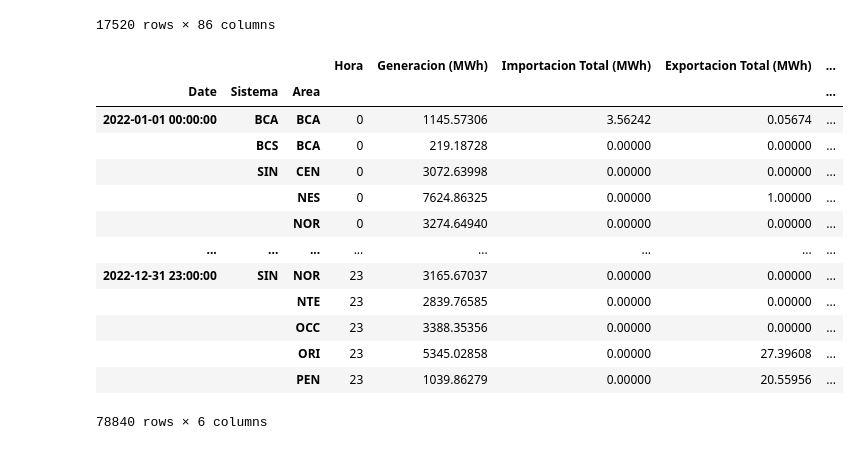
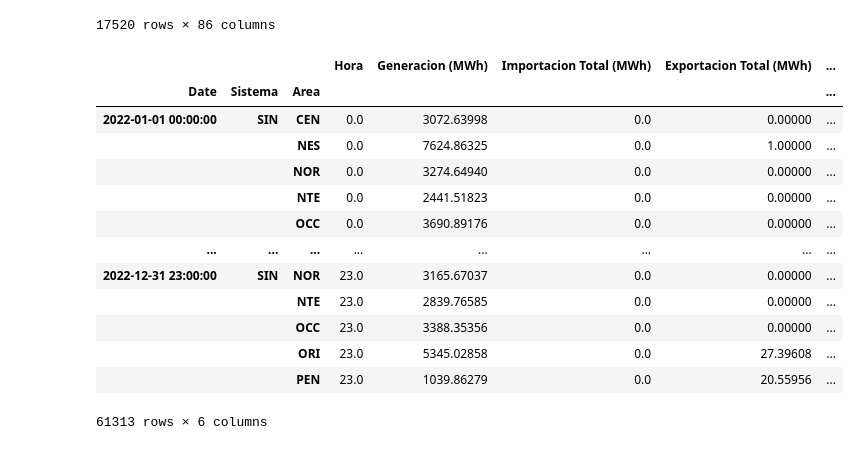
Before and after one commit to rodrigoms95/recurso_solar, a Jupyter notebook: code_2/track_test.ipynb, the cells around one changed output. Saved outputs shown, nothing was run; the diff lists cells and outputs as text; code cells hidden in the pictures.

```diff
--- a/code_2/track_test.ipynb
+++ b/code_2/track_test.ipynb
@@ -422,38 +422,41 @@ df
 # %%
 import numpy as np
 import pandas as pd
 import os
 
 path_f = "../data/Demanda/Mexico/Original/"
 df_i = []
 for f in os.listdir(path_f):
     if f[0] != ".":
         df_0 = pd.read_csv(path_f + f, skiprows = 8,
             na_values = "               ---" )
         df_0.columns = ['Sistema', 'Area', 'Hora', 'Generacion (MWh)',
            'Importacion Total (MWh)', 'Exportacion Total (MWh)',
             'Intercambio neto entre Gerencias (MWh)',
             'Estimacion de Demanda por Balance (MWh)']
+        df_0["Hora"] = df_0["Hora"].where(df_0["Hora"] < 25, np.nan)
+        df_0 = df_0.dropna()
         df_0["Hora"] = df_0["Hora"].where(df_0["Hora"] < 24, 0)
+
         df_0["Date"] = pd.to_datetime( df_0["Hora"].apply(
-            lambda x: f"{f[40:50]} {x:02d}:00:00" ) )
+            lambda x: f"{f[40:50]} {x:02.0f}:00:00" ) )
         df_i.append( df_0.set_index("Date") )
 
 df_1 = pd.concat(df_i).set_index( ["Sistema", "Area"],
     append = True ).sort_index()
 df_1
 # %% [output]
 |  |  |  | Hora | Generacion (MWh) | Importacion Total (MWh) | Exportacion Total (MWh) | ... |
 | Date | Sistema | Area |  |  |  |  | ... |
-| 2022-01-01 00:00:00 | BCA | BCA | 0 | 1145.57306 | 3.56242 | 0.05674 | ... |
-|  | BCS | BCA | 0 | 219.18728 | 0.00000 | 0.00000 | ... |
-|  | SIN | CEN | 0 | 3072.63998 | 0.00000 | 0.00000 | ... |
-|  |  | NES | 0 | 7624.86325 | 0.00000 | 1.00000 | ... |
-|  |  | NOR | 0 | 3274.64940 | 0.00000 | 0.00000 | ... |
+| 2022-01-01 00:00:00 | SIN | CEN | 0.0 | 3072.63998 | 0.0 | 0.00000 | ... |
+|  |  | NES | 0.0 | 7624.86325 | 0.0 | 1.00000 | ... |
+|  |  | NOR | 0.0 | 3274.64940 | 0.0 | 0.00000 | ... |
+|  |  | NTE | 0.0 | 2441.51823 | 0.0 | 0.00000 | ... |
+|  |  | OCC | 0.0 | 3690.89176 | 0.0 | 0.00000 | ... |
 | ... | ... | ... | ... | ... | ... | ... | ... |
-| 2022-12-31 23:00:00 | SIN | NOR | 23 | 3165.67037 | 0.00000 | 0.00000 | ... |
-|  |  | NTE | 23 | 2839.76585 | 0.00000 | 0.00000 | ... |
-|  |  | OCC | 23 | 3388.35356 | 0.00000 | 0.00000 | ... |
-|  |  | ORI | 23 | 5345.02858 | 0.00000 | 27.39608 | ... |
-|  |  | PEN | 23 | 1039.86279 | 0.00000 | 20.55956 | ... |
+| 2022-12-31 23:00:00 | SIN | NOR | 23.0 | 3165.67037 | 0.0 | 0.00000 | ... |
+|  |  | NTE | 23.0 | 2839.76585 | 0.0 | 0.00000 | ... |
+|  |  | OCC | 23.0 | 3388.35356 | 0.0 | 0.00000 | ... |
+|  |  | ORI | 23.0 | 5345.02858 | 0.0 | 27.39608 | ... |
+|  |  | PEN | 23.0 | 1039.86279 | 0.0 | 20.55956 | ... |
-78840 rows × 6 columns
+61313 rows × 6 columns
```
Also changed, not shown: parts of 19 cells of this notebook, 1 other file.
